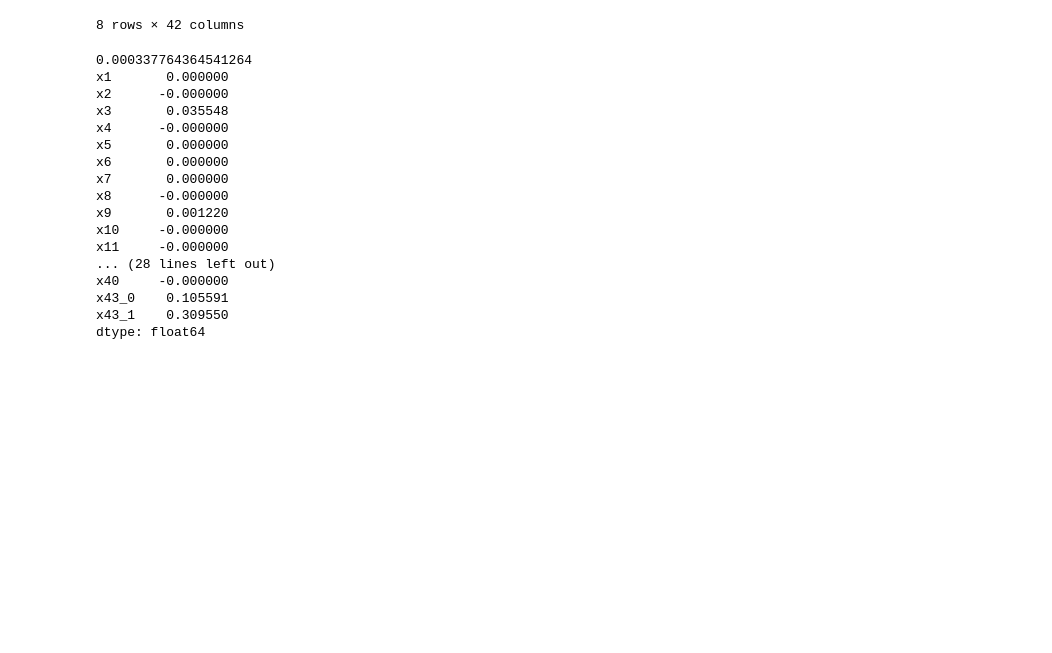
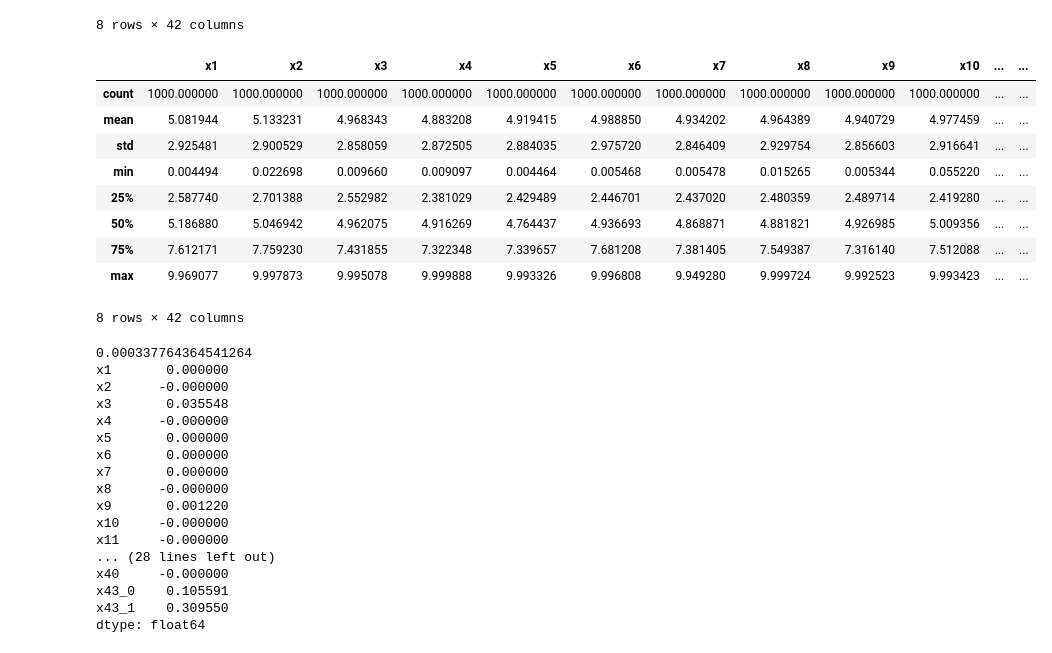
Before and after one commit to innamemetova/RB, a Jupyter notebook: RB.ipynb, the cells around one changed output. Cells and saved outputs as stored; diff of their text form; code cells hidden in the pictures; blank space fills up the shorter version.

```diff
--- a/RB.ipynb
+++ b/RB.ipynb
@@ -29,6 +29,8 @@ os.chdir('C:\\Users\\Inna\\Desktop\\pydata')
 df = pd.read_excel('Data_RB_Case_Study.xlsx', sheetname='Train')
 print (df.isnull().sum()) #no missing values
 print(df.describe()) #no outliers
+
+df_t = pd.read_excel('Data_RB_Case_Study.xlsx', sheetname='Test')
 # %% [output]
 Gender    0
 x1        0
@@ -119,6 +121,30 @@ X.describe()
 | 75% | 7.560343 | 7.571328 | 7.398937 | 7.513002 | 7.496324 | 7.484141 | 7.527601 | 7.497030 | 7.510152 | 7.602192 | ... | ... |
 | max | 9.997439 | 9.998735 | 9.998568 | 9.991082 | 9.990208 | 9.997379 | 9.999543 | 9.997743 | 9.996769 | 9.993926 | ... | ... |
 8 rows × 42 columns
+# %%
+#the same for test  df
+X_t=df_t.copy()
+
+#drop dependent variable and categorical ones as described above
+X_t.drop(['Gender'], axis=1, inplace=True)
+X_t.drop(['x41'], axis=1, inplace=True)
+X_t.drop(['x42'], axis=1, inplace=True)
+X_t.drop(['x44'], axis=1, inplace=True)
+X_t.drop(['x45'], axis=1, inplace=True)
+X_t=pd.get_dummies(X_t, columns=['x43'])
+X_t.drop(['x43_-1'], axis=1, inplace=True)
+X_t.describe()
+# %% [output]
+|  | x1 | x2 | x3 | x4 | x5 | x6 | x7 | x8 | x9 | x10 | ... | ... |
+| count | 1000.000000 | 1000.000000 | 1000.000000 | 1000.000000 | 1000.000000 | 1000.000000 | 1000.000000 | 1000.000000 | 1000.000000 | 1000.000000 | ... | ... |
+| mean | 5.081944 | 5.133231 | 4.968343 | 4.883208 | 4.919415 | 4.988850 | 4.934202 | 4.964389 | 4.940729 | 4.977459 | ... | ... |
+| std | 2.925481 | 2.900529 | 2.858059 | 2.872505 | 2.884035 | 2.975720 | 2.846409 | 2.929754 | 2.856603 | 2.916641 | ... | ... |
+| min | 0.004494 | 0.022698 | 0.009660 | 0.009097 | 0.004464 | 0.005468 | 0.005478 | 0.015265 | 0.005344 | 0.055220 | ... | ... |
+| 25% | 2.587740 | 2.701388 | 2.552982 | 2.381029 | 2.429489 | 2.446701 | 2.437020 | 2.480359 | 2.489714 | 2.419280 | ... | ... |
+| 50% | 5.186880 | 5.046942 | 4.962075 | 4.916269 | 4.764437 | 4.936693 | 4.868871 | 4.881821 | 4.926985 | 5.009356 | ... | ... |
+| 75% | 7.612171 | 7.759230 | 7.431855 | 7.322348 | 7.339657 | 7.681208 | 7.381405 | 7.549387 | 7.316140 | 7.512088 | ... | ... |
+| max | 9.969077 | 9.997873 | 9.995078 | 9.999888 | 9.993326 | 9.996808 | 9.949280 | 9.999724 | 9.992523 | 9.993423 | ... | ... |
+8 rows × 42 columns
 # %%
 from sklearn.linear_model import Ridge, RidgeCV, Lasso, LassoCV
 from sklearn.metrics import mean_squared_error
```
Also changed, not shown: parts of 2 cells of this notebook.
